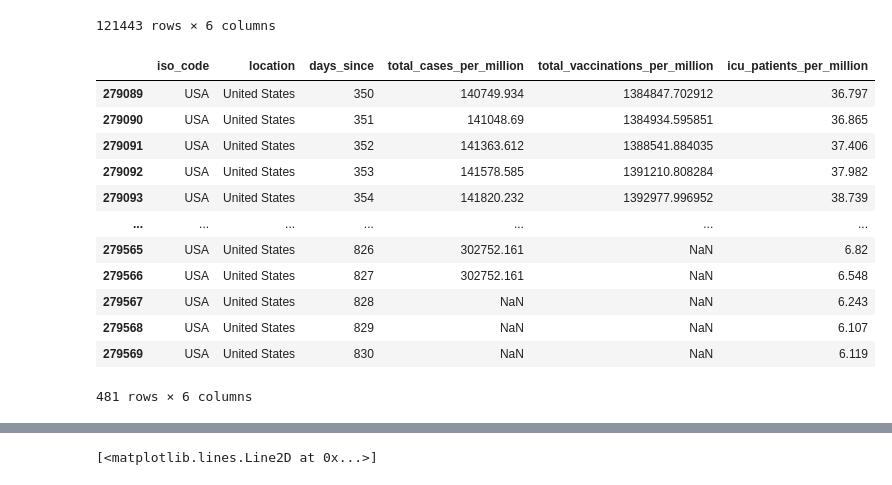
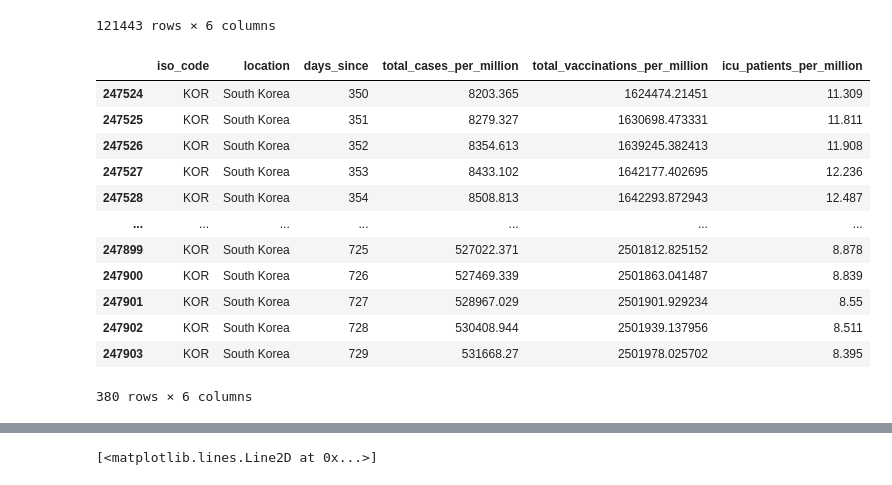
Before and after one commit to tubbsyal/BEE2024_p3, a Jupyter notebook: Part3_1Notebook.ipynb, the cells around one changed output, grey strips where cells are left out. Saved outputs shown, nothing was run; the diff lists cells and outputs as text; code cells hidden in the pictures.

```diff
--- a/Part3_1Notebook.ipynb
+++ b/Part3_1Notebook.ipynb
@@ -112,23 +112,25 @@ df2
 # %%
 df3 = df2.loc[df2['location']== 'United States']
 df4 = df2.loc[df2['location']== 'Chile']
+
 df5 = df2.loc[df2['location']== 'South Korea']
+df5 = df5.loc[(df5['days_since'] <730)]
 df6 = df2.loc[df2['location']== 'France']
-df3
+df5
 # %% [output]
 |  | iso_code | location | days_since | total_cases_per_million | total_vaccinations_per_million | icu_patients_per_million |
-| 279089 | USA | United States | 350 | 140749.934 | 1384847.702912 | 36.797 |
-| 279090 | USA | United States | 351 | 141048.69 | 1384934.595851 | 36.865 |
-| 279091 | USA | United States | 352 | 141363.612 | 1388541.884035 | 37.406 |
-| 279092 | USA | United States | 353 | 141578.585 | 1391210.808284 | 37.982 |
-| 279093 | USA | United States | 354 | 141820.232 | 1392977.996952 | 38.739 |
+| 247524 | KOR | South Korea | 350 | 8203.365 | 1624474.21451 | 11.309 |
+| 247525 | KOR | South Korea | 351 | 8279.327 | 1630698.473331 | 11.811 |
+| 247526 | KOR | South Korea | 352 | 8354.613 | 1639245.382413 | 11.908 |
+| 247527 | KOR | South Korea | 353 | 8433.102 | 1642177.402695 | 12.236 |
+| 247528 | KOR | South Korea | 354 | 8508.813 | 1642293.872943 | 12.487 |
 | ... | ... | ... | ... | ... | ... | ... |
-| 279565 | USA | United States | 826 | 302752.161 | NaN | 6.82 |
-| 279566 | USA | United States | 827 | 302752.161 | NaN | 6.548 |
-| 279567 | USA | United States | 828 | NaN | NaN | 6.243 |
-| 279568 | USA | United States | 829 | NaN | NaN | 6.107 |
-| 279569 | USA | United States | 830 | NaN | NaN | 6.119 |
+| 247899 | KOR | South Korea | 725 | 527022.371 | 2501812.825152 | 8.878 |
+| 247900 | KOR | South Korea | 726 | 527469.339 | 2501863.041487 | 8.839 |
+| 247901 | KOR | South Korea | 727 | 528967.029 | 2501901.929234 | 8.55 |
+| 247902 | KOR | South Korea | 728 | 530408.944 | 2501939.137956 | 8.511 |
+| 247903 | KOR | South Korea | 729 | 531668.27 | 2501978.025702 | 8.395 |
-481 rows × 6 columns
+380 rows × 6 columns
 # %%
 
 fig,axs = plt.subplots(2,2, sharex='all', sharey='all', figsize=(30, 15))
```
Also changed, not shown: parts of 5 cells of this notebook.
